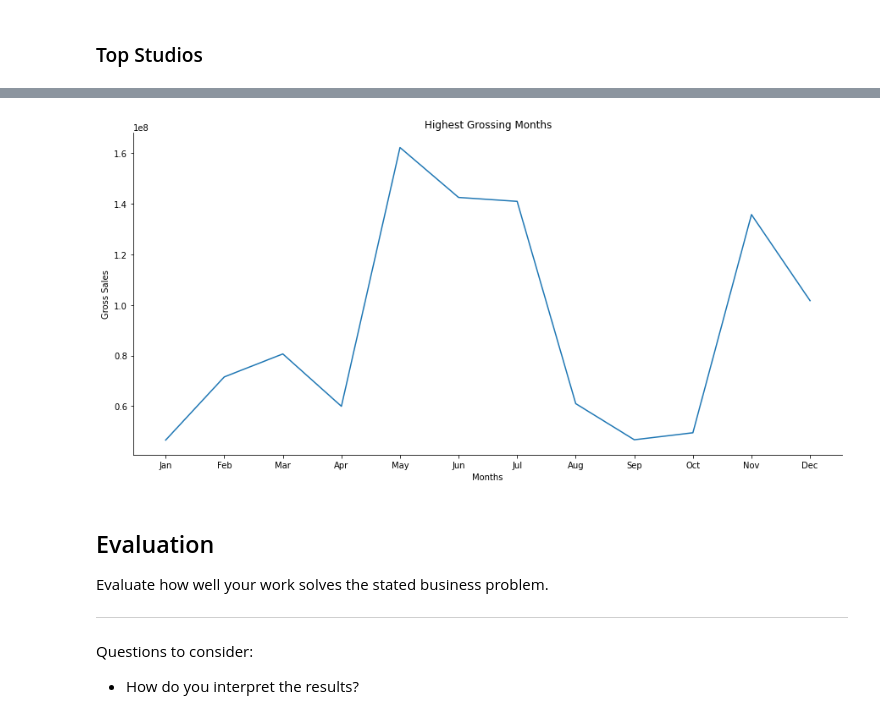
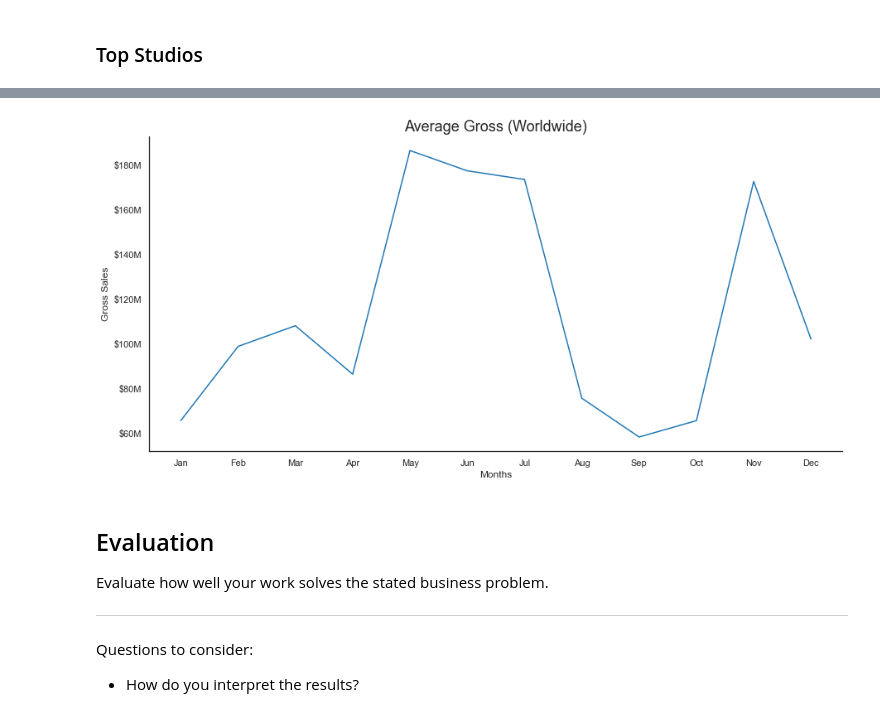
Before and after one commit to alexcasey92/Box-Office-EDA, a Jupyter notebook: dsc-phase1-project-template.ipynb, the cells around one changed output, grey strips where cells are left out. Drawn from its saved outputs; the diff is of its cells as text; code cells hidden in the pictures.

Commit message:
Updated visualizations

```diff
--- a/dsc-phase1-project-template.ipynb
+++ b/dsc-phase1-project-template.ipynb
@@ -701,18 +959,3 @@ ax.yaxis.set_major_formatter(price_fmt)
-# %%
-order= genre_num.groupby('genres').mean()['gross_profit'].iloc[:10,].sort_values(ascending=False).index
-
-from matplotlib.ticker import FuncFormatter
-
-def millions(x, pos):
-    'The two args are the value and tick position'
-    return '$%1.0fM' % (x * 1e-6)
-
-formatter = FuncFormatter(millions)
-
-fig, ax = plt.subplots(figsize=(10,6),)
-ax = sns.barplot(data=genre_num, x='genres',y='gross_profit',order=order)
-
-ax.yaxis.set_major_formatter(formatter)
 # %% [markdown]
 ### Top Studios
 # %%
@@ -776,23 +1042,30 @@ month_average_grouped
 # %%
 import matplotlib.dates as mdates
 from matplotlib.dates import DateFormatter
 
+def millions (x, pos):
+    #The two args are the value and tick position'
+    return '$%1.0fM' % (x * 1e-6)
 
-plt.figure(figsize=(15, 7))
+formatter = FuncFormatter(millions)
+
+
+fig, ax = plt.subplots(figsize=(15,7),)
+ax.set_title('Average Gross (Worldwide)', fontsize=18)
+ax.yaxis.set_major_formatter(formatter)
 sns.lineplot(
     x='release_month',
     y='worldwide_gross',
     data=month_average_grouped, # telling it to plot using the axes already created
     palette="cubehelix", # set a sequential colormap #flare
 
 ).set(
     ylabel="Gross Sales",
-    xlabel="Months",
-    title="Highest Grossing Months"
+    xlabel="Months"
 
 );
 
 #remove top and right axes spines
 sns.despine()
 # %% [output]
-[figure, old version]
+[figure, new version]
```
Also changed, not shown: parts of 50 cells of this notebook.
